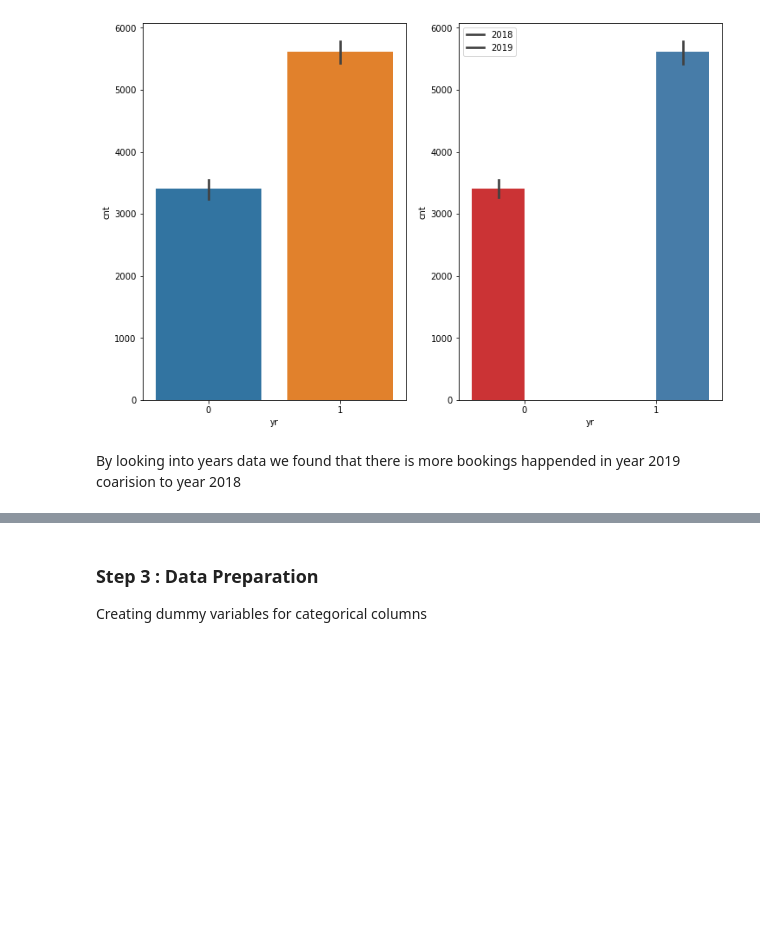
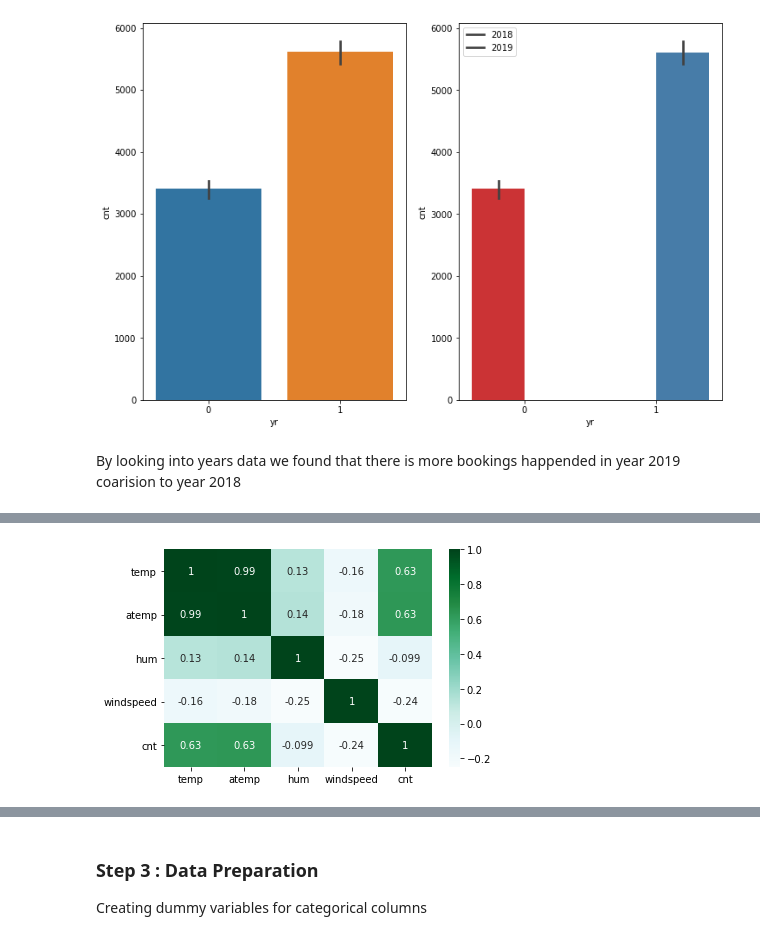
Before and after one commit to 4amitnarayan/Bike-Sharing-Assignment, a Jupyter notebook: amit-bike-sharing-assignment.ipynb, the cells around one changed output, grey strips where cells are left out. Saved outputs shown, nothing was run; the diff lists cells and outputs as text; code cells hidden in the pictures; blank space fills up the shorter version.

```diff
--- a/amit-bike-sharing-assignment.ipynb
+++ b/amit-bike-sharing-assignment.ipynb
@@ -243,3 +245,9 @@ bike_data.head()
 | 2 | spring | 0 | jan | 0 | mon | 1 | Clear | 8.050924 | 9.47025 | 43.7273 | ... |
 | 3 | spring | 0 | jan | 0 | tue | 1 | Clear | 8.200000 | 10.60610 | 59.0435 | ... |
 | 4 | spring | 0 | jan | 0 | wed | 1 | Clear | 9.305237 | 11.46350 | 43.6957 | ... |
+# %%
+# Checking continuous variables relationship with each other
+sns.heatmap(bike_data[['temp','atemp','hum','windspeed','cnt']].corr(), cmap='BuGn', annot = True)
+plt.show()
+# %% [output]
+[figure, added]
```
Also changed, not shown: parts of 46 cells of this notebook.
